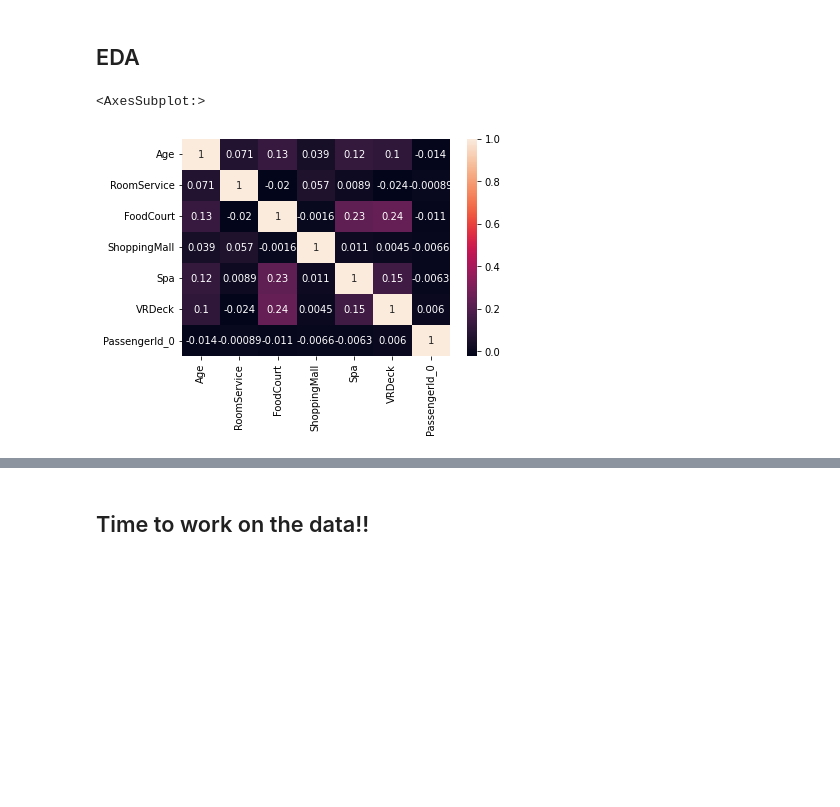
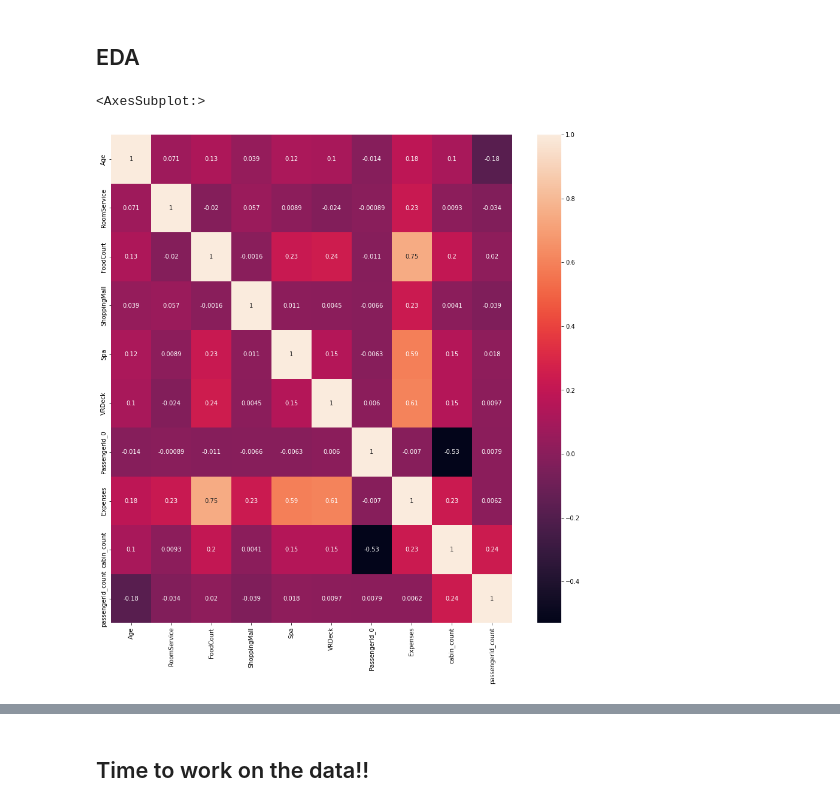
Before and after one commit to savid97/kaggle_nbs, a Jupyter notebook: spaceship-titanic-1.ipynb, the cells around one changed output, grey strips where cells are left out. Drawn from its saved outputs; the diff is of its cells as text; code cells hidden in the pictures; blank space fills up the shorter version.

```diff
--- a/spaceship-titanic-1.ipynb
+++ b/spaceship-titanic-1.ipynb
@@ -454,7 +472,15 @@ traintest.loc[(traintest["Expenses"] > 0.0) &(traintest["Age"].isnull())  ,"Age"
 traintest.loc[(traintest["Expenses"]<1400)&(traintest["Age"]<37)&(traintest["VIP"].isnull())  , "VIP"] = False
 traintest.loc[traintest["VIP"].isnull() , "VIP"] = True
 traintest.loc[traintest["HomePlanet"].isnull(), "HomePlanet"] = traintest.Cabin_0.map(mapper_homeplant)
-#
+traintest["cabin_count"] = traintest.Cabin_1.map(traintest.groupby("Cabin_1")["Cabin_1"].count())
+traintest["passengerId_count"] = traintest.PassengerId_0.map(traintest.groupby("PassengerId_0")["PassengerId_0"].count() )
+traintest.loc[traintest.Expenses == 0.0, "did_spend"]  = False
+traintest.loc[traintest.Expenses > 0.0 , "did_spend"] = True
+traintest.loc[traintest.Age == 0.0 , "age_zero"] = True
+traintest.loc[traintest.Age > 0.0 , "age_zero"] = False
+traintest.loc[traintest.Age <13.0 , "is_minor"] = True
+traintest.loc[traintest.Age >= 13.0, "is_minor"] = False
+traintest["age_bin"] = pd.cut(traintest["Age"], bins=10, labels=False)
 # traintest.loc[(traintest["Age"] == 0.0) & (traintest["Expenses"] == 0.0) ,"Age"] = traintest.query('CryoSleep == False and Expenses == 0.0').Age.median()
 # %%
 traintest.info()
@@ -495,16 +521,17 @@ traintest
 # %%
 # features = test.columns ### For now assuming all column names other than the target are features
 target = "Transported" ### Change to the column name of the target variable
-numeric_features = ["Age", 'RoomService', 'FoodCourt', 'ShoppingMall', 'Spa', 'VRDeck' , "PassengerId_0"] ### Add all numeric features
-categorical_features = ["HomePlanet" , "CryoSleep" ,"Destination" ,"VIP","PassengerId_1" ,"Cabin_0" , "Cabin_2"]
+numeric_features = ["Age", 'RoomService', 'FoodCourt', 'ShoppingMall', 'Spa', 'VRDeck' , "PassengerId_0", "Expenses"  ,"cabin_count" ,"passengerId_count"  ] ### Add all numeric features
+categorical_features = ["HomePlanet" , "CryoSleep" ,"Destination" ,"VIP","PassengerId_1" ,"Cabin_0" , "Cabin_2" ,"did_spend" ,"age_zero" , "is_minor" , "age_bin"]
 traintest[numeric_features] = traintest[numeric_features].astype("float")
 # %% [markdown]
 ## EDA
 # %%
+plt.figure(figsize = (15,15))
 sns.heatmap(traintest[numeric_features].corr(),annot = True) ### check for any high values, will be addressed later
 # %% [output]
 <AxesSubplot:>
-[figure, old version]
+[figure, new version]
 # %%
 for i in numeric_features: ### Check for skwenness
     plt.title(f"{i}")
```
Also changed, not shown: parts of 12 cells of this notebook.
